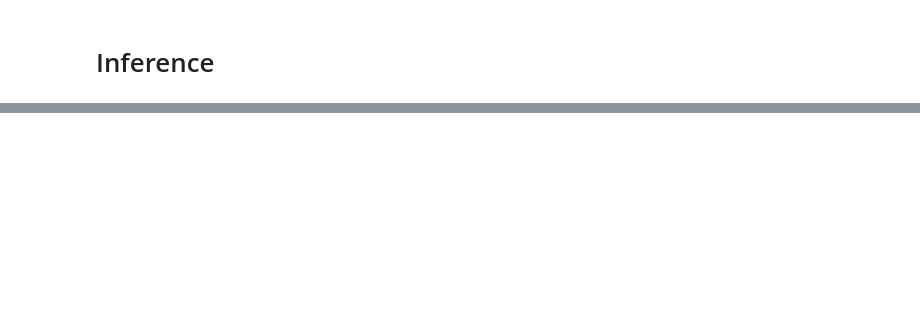
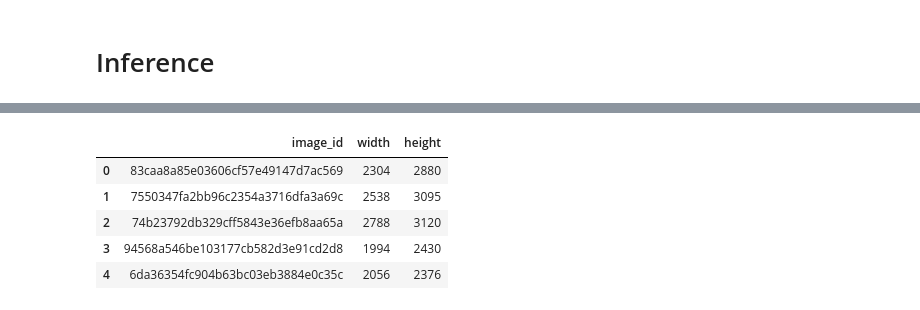
Before and after one commit to nguyenquocduongqnu/Chest-X-Ray-Diagnosis, a Jupyter notebook: Train_Model/Train_YOLOv5_ColabPro.ipynb, the cells around one changed output, grey strips where cells are left out. Drawn from its saved outputs; the diff is of its cells as text; code cells hidden in the pictures; blank space fills up the shorter version.

```diff
--- a/Train_Model/Train_YOLOv5_ColabPro.ipynb
+++ b/Train_Model/Train_YOLOv5_ColabPro.ipynb
@@ -387,0 +410,10 @@ display.Image(filename='/content/Train_YOLOv5_ColabPro/yolov5/runs/detect/exp/0f
+# %%
+test_df = pd.read_csv('/content/vinbigdata/test.csv')
+test_df.head(5)
+# %% [output]
+|  | image_id | width | height |
+| 0 | 83caa8a85e03606cf57e49147d7ac569 | 2304 | 2880 |
+| 1 | 7550347fa2bb96c2354a3716dfa3a69c | 2538 | 3095 |
+| 2 | 74b23792db329cff5843e36efb8aa65a | 2788 | 3120 |
+| 3 | 94568a546be103177cb582d3e91cd2d8 | 1994 | 2430 |
+| 4 | 6da36354fc904b63bc03eb3884e0c35c | 2056 | 2376 |
```
Also changed, not shown: parts of 18 cells of this notebook, 1 other file.
